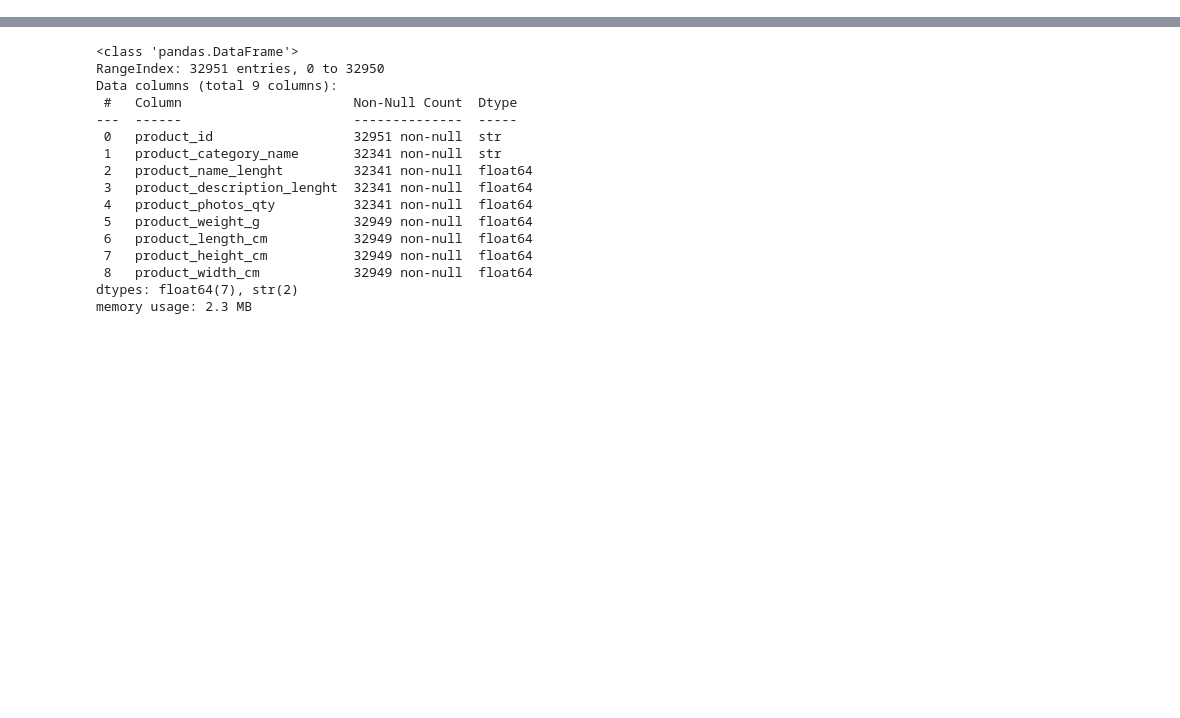
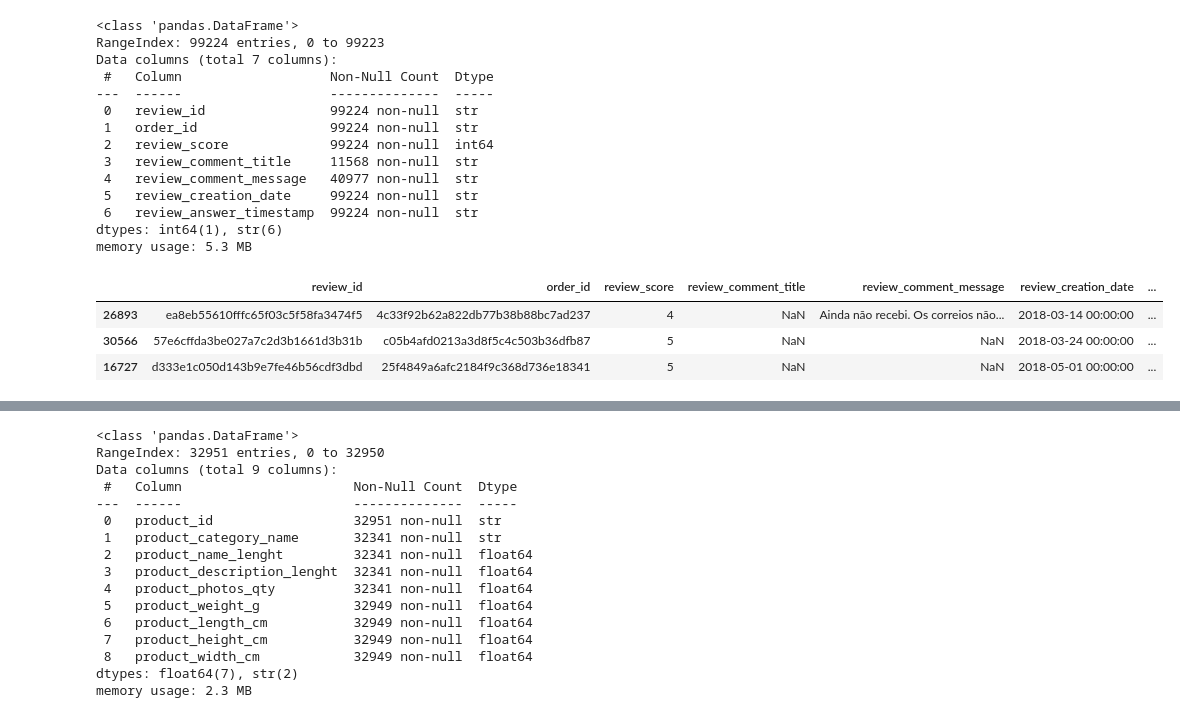
Before and after one commit to marcozanb/final_project, a Jupyter notebook: analisi_creazione_df.ipynb, the cells around one changed output, grey strips where cells are left out. Saved outputs shown, nothing was run; the diff lists cells and outputs as text; code cells hidden in the pictures; blank space fills up the shorter version.

```diff
--- a/analisi_creazione_df.ipynb
+++ b/analisi_creazione_df.ipynb
@@ -28,0 +95,22 @@ df_geolocation_dataset = dataframes["geolocation_dataset"]
+# %%
+df_order_review.info()
+df_order_review.sample(3)
+# %% [output]
+<class 'pandas.DataFrame'>
+RangeIndex: 99224 entries, 0 to 99223
+Data columns (total 7 columns):
+ #   Column                   Non-Null Count  Dtype
+---  ------                   --------------  -----
+ 0   review_id                99224 non-null  str
+ 1   order_id                 99224 non-null  str
+ 2   review_score             99224 non-null  int64
+ 3   review_comment_title     11568 non-null  str
+ 4   review_comment_message   40977 non-null  str
+ 5   review_creation_date     99224 non-null  str
+ 6   review_answer_timestamp  99224 non-null  str
+dtypes: int64(1), str(6)
+memory usage: 5.3 MB
+|  | review_id | order_id | review_score | review_comment_title | review_comment_message | review_creation_date | ... |
+| 26893 | ea8eb55610fffc65f03c5f58fa3474f5 | 4c33f92b62a822db77b38b88bc7ad237 | 4 | NaN | Ainda não recebi. Os correios não... | 2018-03-14 00:00:00 | ... |
+| 30566 | 57e6cffda3be027a7c2d3b1661d3b31b | c05b4afd0213a3d8f5c4c503b36dfb87 | 5 | NaN | NaN | 2018-03-24 00:00:00 | ... |
+| 16727 | d333e1c050d143b9e7fe46b56cdf3dbd | 25f4849a6afc2184f9c368d736e18341 | 5 | NaN | NaN | 2018-05-01 00:00:00 | ... |
```
Also changed, not shown: parts of 29 cells of this notebook.
